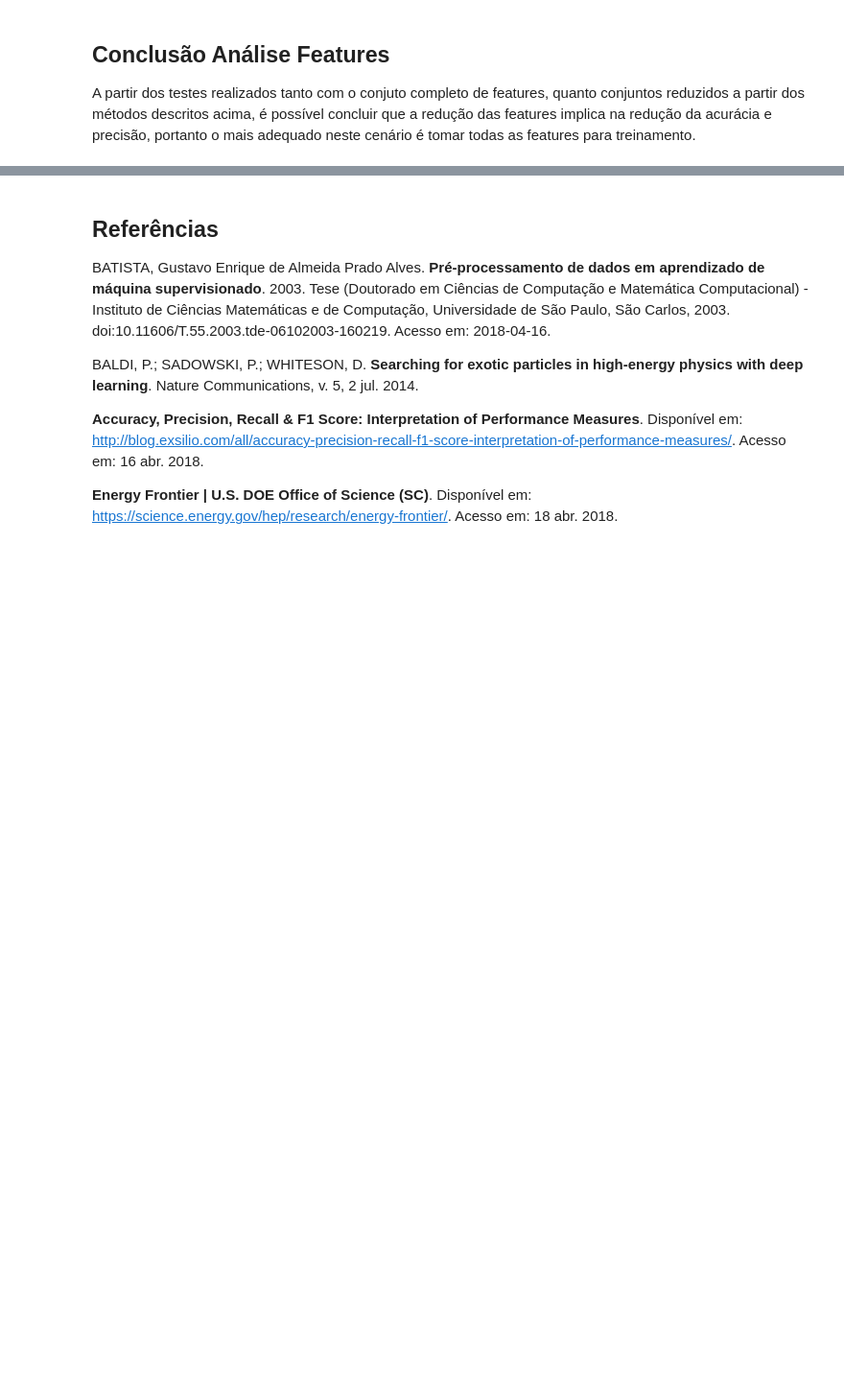
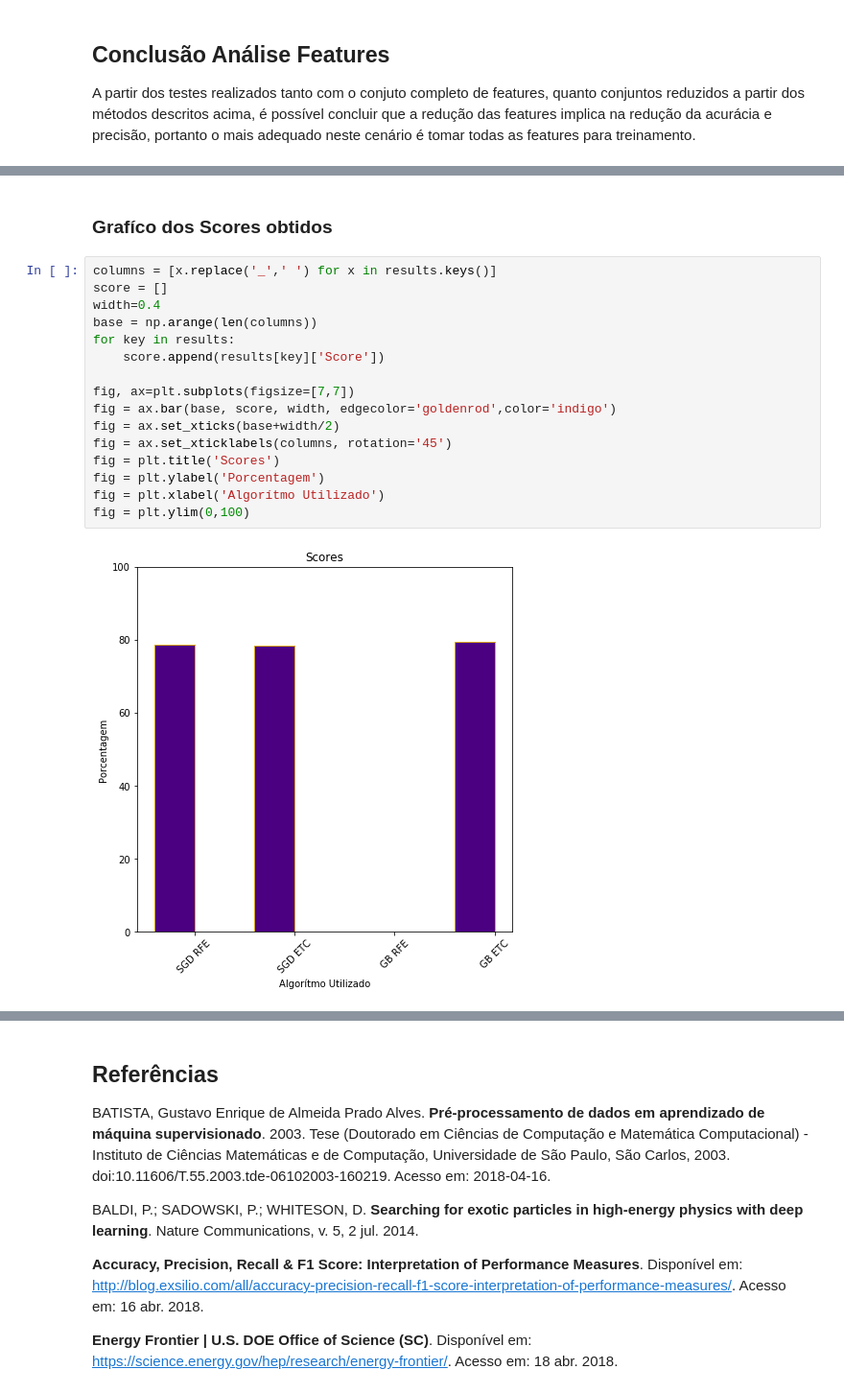
Before and after one commit to Machine-Learning-FGA/exotic-particles-problem, a Jupyter notebook: trabalho1_particulas.ipynb, the cells around one changed output, grey strips where cells are left out. Shown: that part at 96% size. Drawn from its saved outputs; the diff is of its cells as text; blank space fills up the shorter version.

Commit message:
Creating graphs for the obtained results in conclusion

```diff
--- a/trabalho1_particulas.ipynb
+++ b/trabalho1_particulas.ipynb
@@ -648,0 +652,20 @@ TypeError: <lambda>() missing 1 required positional argument: 'height'
+# %% [markdown]
+### Grafíco dos Scores obtidos
+# %%
+columns = [x.replace('_',' ') for x in results.keys()]
+score = []
+width=0.4
+base = np.arange(len(columns))
+for key in results:
+    score.append(results[key]['Score'])
+
+fig, ax=plt.subplots(figsize=[7,7])
+fig = ax.bar(base, score, width, edgecolor='goldenrod',color='indigo')
+fig = ax.set_xticks(base+width/2)
+fig = ax.set_xticklabels(columns, rotation='45')
+fig = plt.title('Scores')
+fig = plt.ylabel('Porcentagem')
+fig = plt.xlabel('Algorítmo Utilizado')
+fig = plt.ylim(0,100)
+# %% [output]
+[figure, added]
```
Also changed, not shown: parts of 11 cells of this notebook.
